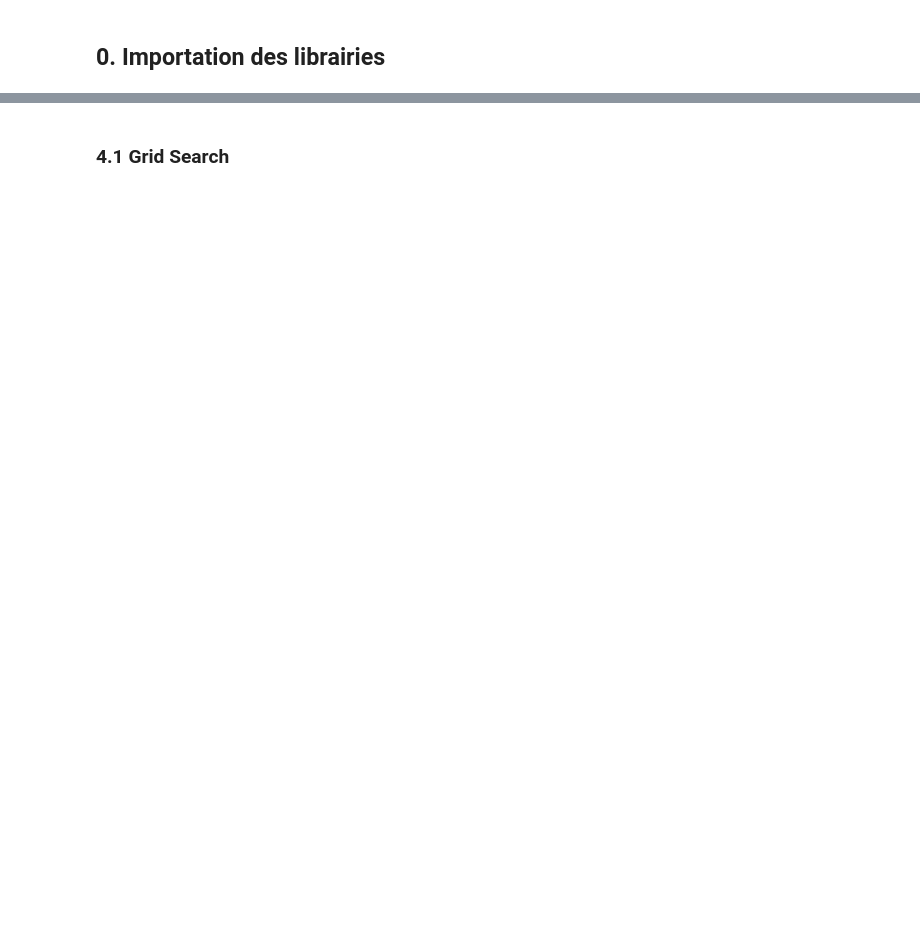
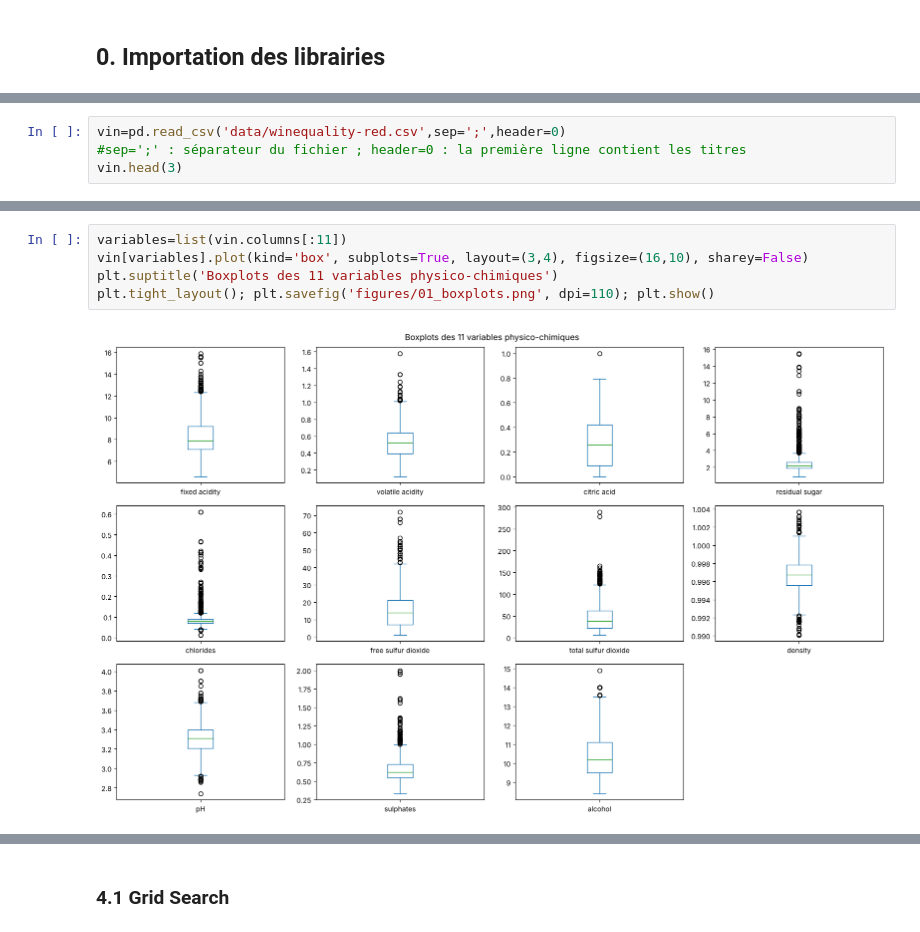
Before and after one commit to NakadBellon/Projet_ML_Thomas_Nakad, a Jupyter notebook: projet_qualite_vin.ipynb, the cells around one changed output, grey strips where cells are left out. Drawn from its saved outputs; the diff is of its cells as text; blank space fills up the shorter version.

```diff
--- a/projet_qualite_vin.ipynb
+++ b/projet_qualite_vin.ipynb
@@ -676,0 +36,4 @@ Les variables écartées (SO₂, sulfates, acidité fixe, type de vin…) apport
+# %%
+vin=pd.read_csv('data/winequality-red.csv',sep=';',header=0)
+#sep=';' : séparateur du fichier ; header=0 : la première ligne contient les titres
+vin.head(3)
@@ -676,0 +105,7 @@ Les variables écartées (SO₂, sulfates, acidité fixe, type de vin…) apport
+# %%
+variables=list(vin.columns[:11])
+vin[variables].plot(kind='box', subplots=True, layout=(3,4), figsize=(16,10), sharey=False)
+plt.suptitle('Boxplots des 11 variables physico-chimiques')
+plt.tight_layout(); plt.savefig('figures/01_boxplots.png', dpi=110); plt.show()
+# %% [output]
+[figure, added]
```
Also changed, not shown: parts of 155 cells of this notebook, 30 other files.
